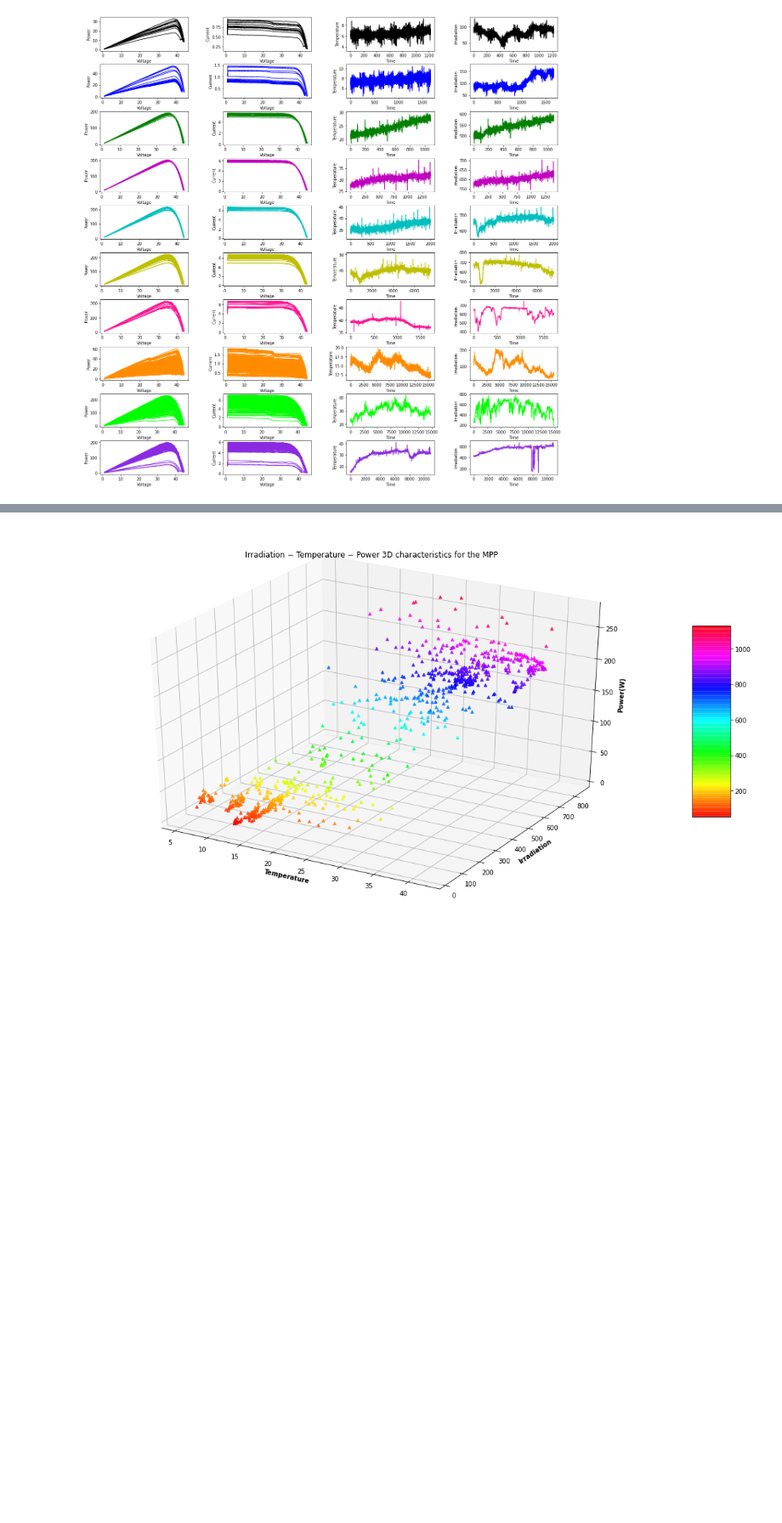
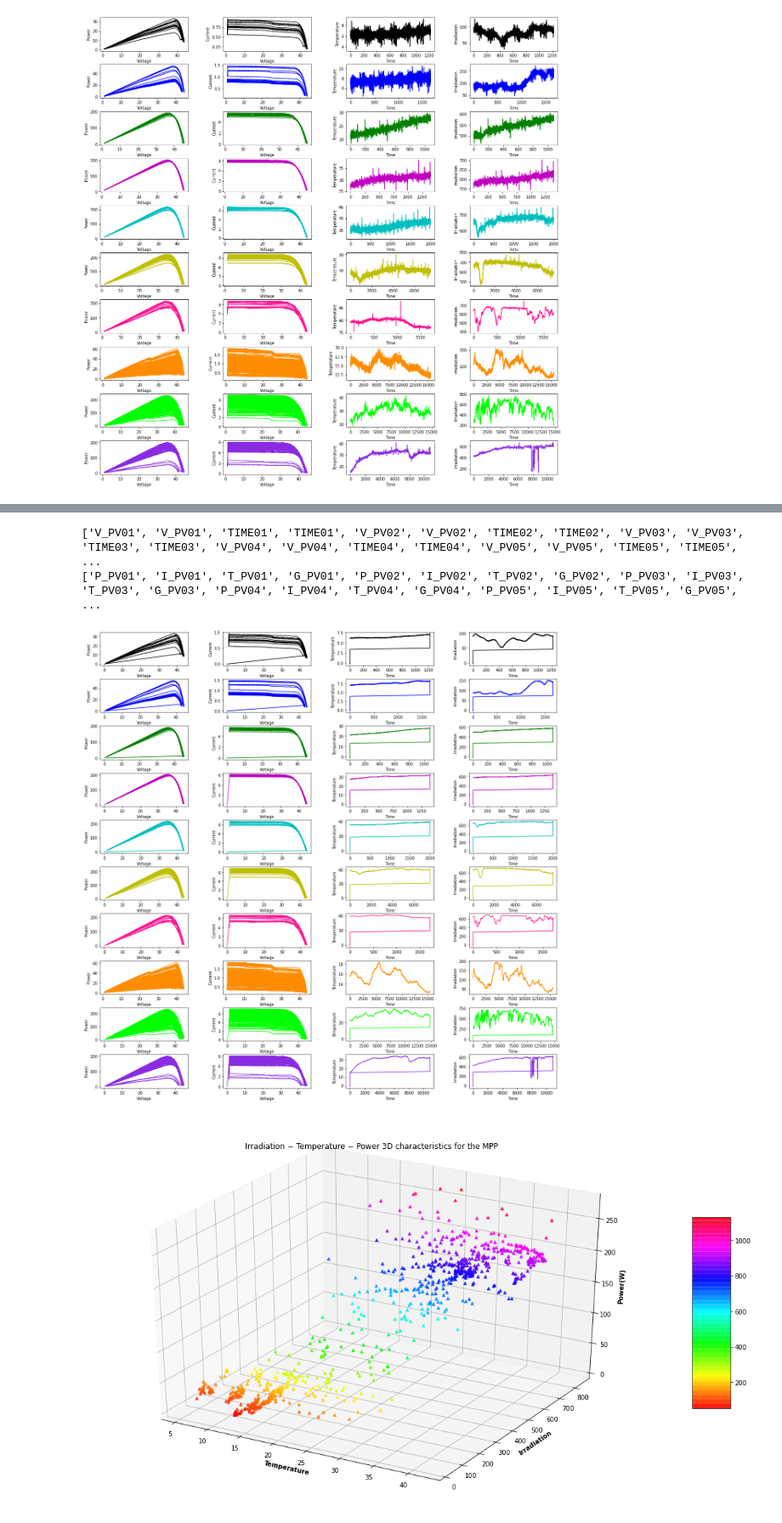
Before and after one commit to Mohamed-derbeli/ML-for-maximum-power-point-tracking-prediction-in-PV-system, a Jupyter notebook: ML_for_MPPT_prediction_in_PV_system.ipynb, the cells around one changed output, grey strips where cells are left out. Shown at 85% size. Drawn from its saved outputs; the diff is of its cells as text; code cells hidden in the pictures; blank space fills up the shorter version.

```diff
--- a/ML_for_MPPT_prediction_in_PV_system.ipynb
+++ b/ML_for_MPPT_prediction_in_PV_system.ipynb
@@ -212,0 +232,5 @@ plt.show()
+# %%
+# Replace NaN Values with Zeros
+df0 = df.replace(np.nan, 0)
+df0
+# df.dropna()
@@ -213 +251,50 @@ plt.show()
+# %%
+# Define the filter requirements
+T = 5.0         # Sample Period
+fs = 100.0       # sample rate, Hz
+cutoff = 2      # desired cutoff frequency of the filter, Hz ,      slightly higher than actual 1.2 Hz
+nyq = 0.5 * fs  # Nyquist Frequency
+order = 2       # sin wave can be approx represented as quadratic
+n = int(T * fs) # total number of samples
+
+
+# Filter implementation using scipy
+def butter_lowpass_filter(data, cutoff, fs, order):
+    normal_cutoff = cutoff / nyq
+    # Get the filter coefficients
+    b, a = butter(order, normal_cutoff, btype='low', analog=False)
+    F = filtfilt(b, a, data)
+    return F
+
+
+col=df0.columns
+for i in range(0,len(col),6):
+  data=df0[col[i+1]]
+  Filterd_temperature = butter_lowpass_filter(data, cutoff, fs, order)
+  df0[col[i+1]]=Filterd_temperature
+
+  data=df0[col[i+2]]
+  Filterd_irradiation = butter_lowpass_filter(data, cutoff, fs, order)
+  df0[col[i+2]]=Filterd_irradiation
+# %%
+col=df0.columns
+X,Y= X_and_Y_axis(col)
+print(X)
+print(Y)
+# %% [output]
+['V_PV01', 'V_PV01', 'TIME01', 'TIME01', 'V_PV02', 'V_PV02', 'TIME02', 'TIME02', 'V_PV03', 'V_PV03', 'TIME03', 'TIME03', 'V_PV04', 'V_PV04', 'TIME04', 'TIME04', 'V_PV05', 'V_PV05', 'TIME05', 'TIME05', ...
+['P_PV01', 'I_PV01', 'T_PV01', 'G_PV01', 'P_PV02', 'I_PV02', 'T_PV02', 'G_PV02', 'P_PV03', 'I_PV03', 'T_PV03', 'G_PV03', 'P_PV04', 'I_PV04', 'T_PV04', 'G_PV04', 'P_PV05', 'I_PV05', 'T_PV05', 'G_PV05', ...
+# %%
+data_frame=df0
+fig = plt.figure(figsize=(20,20))
+plt.subplots_adjust(left=0.1,
+                    bottom=0.1,
+                    right=0.9,
+                    top=0.9,
+                    wspace=0.4,
+                    hspace=0.4)
+
+subplot_data(data_frame,nb_rows,nb_columns,plt_counter,colors,Xlab,Ylab,fig)
+# %% [output]
+[figure, added]
 # %%
```
Also changed, not shown: parts of 20 cells of this notebook.
